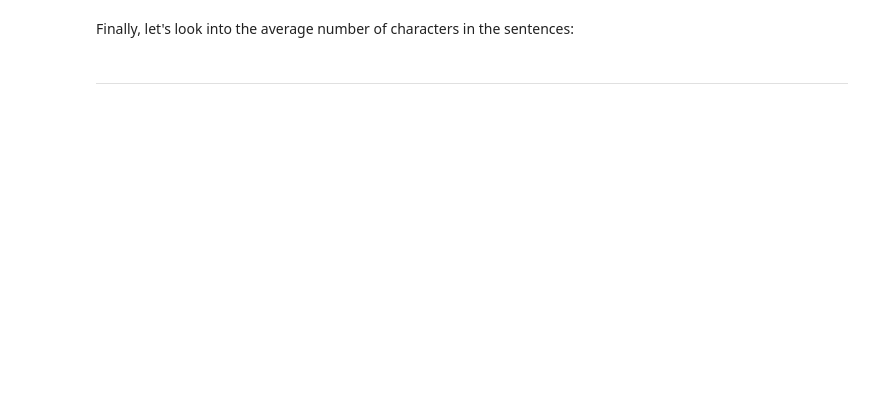
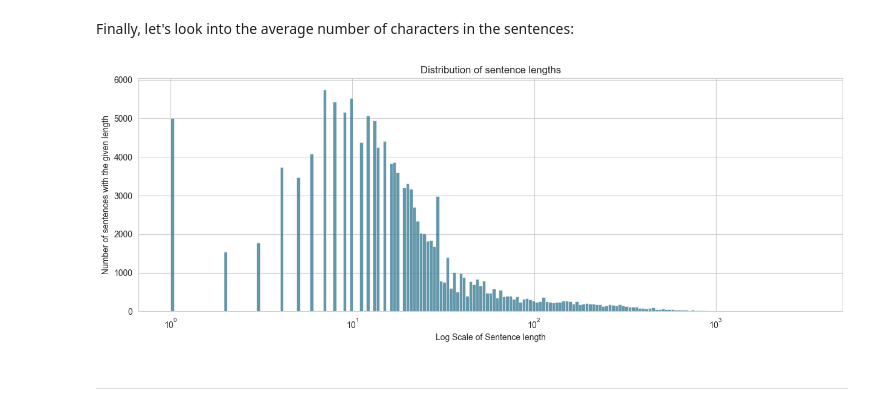
Before and after one commit to CS-433/ml-project-2-mlp, a Jupyter notebook: notebooks/eda.ipynb, the cells around one changed output. Saved outputs shown, nothing was run; the diff lists cells and outputs as text; code cells hidden in the pictures; blank space fills up the shorter version.

```diff
--- a/notebooks/eda.ipynb
+++ b/notebooks/eda.ipynb
@@ -337,20 +403,19 @@ Further, let's compute the number of occurences of each meta tag and tld:
 # Compute the number of occurrences of each metatag
 metatags = {}
 tlds = {}
-for features in web_features.values():
-    if features['metatags'] is not None:
-        for metatag in features['metatags']:
-            if metatag not in metatags:
+for web in web_features:
+    if web['metatags']:
+        for metatag in web['metatags']:
+            if metatag in metatags:
+                metatags[metatag] += 1
+            else:
                 metatags[metatag] = 1
-            else:
-                metatags[metatag] += 1
 
-    if features['tld'] is not None:
-            tld = features['tld']
-            if tld not in tlds:
-                tlds[tld] = 1
-            else:
-                tlds[tld] += 1
+    if web['tld']:
+        if web['tld'] in tlds:
+            tlds[web['tld']] += 1
+        else:
+            tlds[web['tld']] = 1
 
 
 # Sort the metatags by number of occurrences
@@ -378,18 +461,20 @@ Finally, let's look into the average number of characters in the sentences:
 # %%
 # Compute the number of characters in each sentence
 sentence_lengths = []
-for features in web_features.values():
-    if features['sentences'] is not None:
-        for sentence in features['sentences']:
+for web in web_features:
+    if web['sentences']:
+        for sentence in web['sentences']:
             sentence_lengths.append(len(sentence))
 
 # Setup the figure
 fig, ax = plt.subplots(figsize=(15, 5))
 
 # Plot the distribution of sentence lengths
 sns.histplot(sentence_lengths, ax=ax, color="#31748f", log_scale=True);
 
 # Add labels
 ax.set_title("Distribution of sentence lengths")
 ax.set_xlabel("Log Scale of Sentence length")
 ax.set_ylabel("Number of sentences with the given length");
+# %% [output]
+[figure, added]
```
Also changed, not shown: parts of 16 cells of this notebook.
